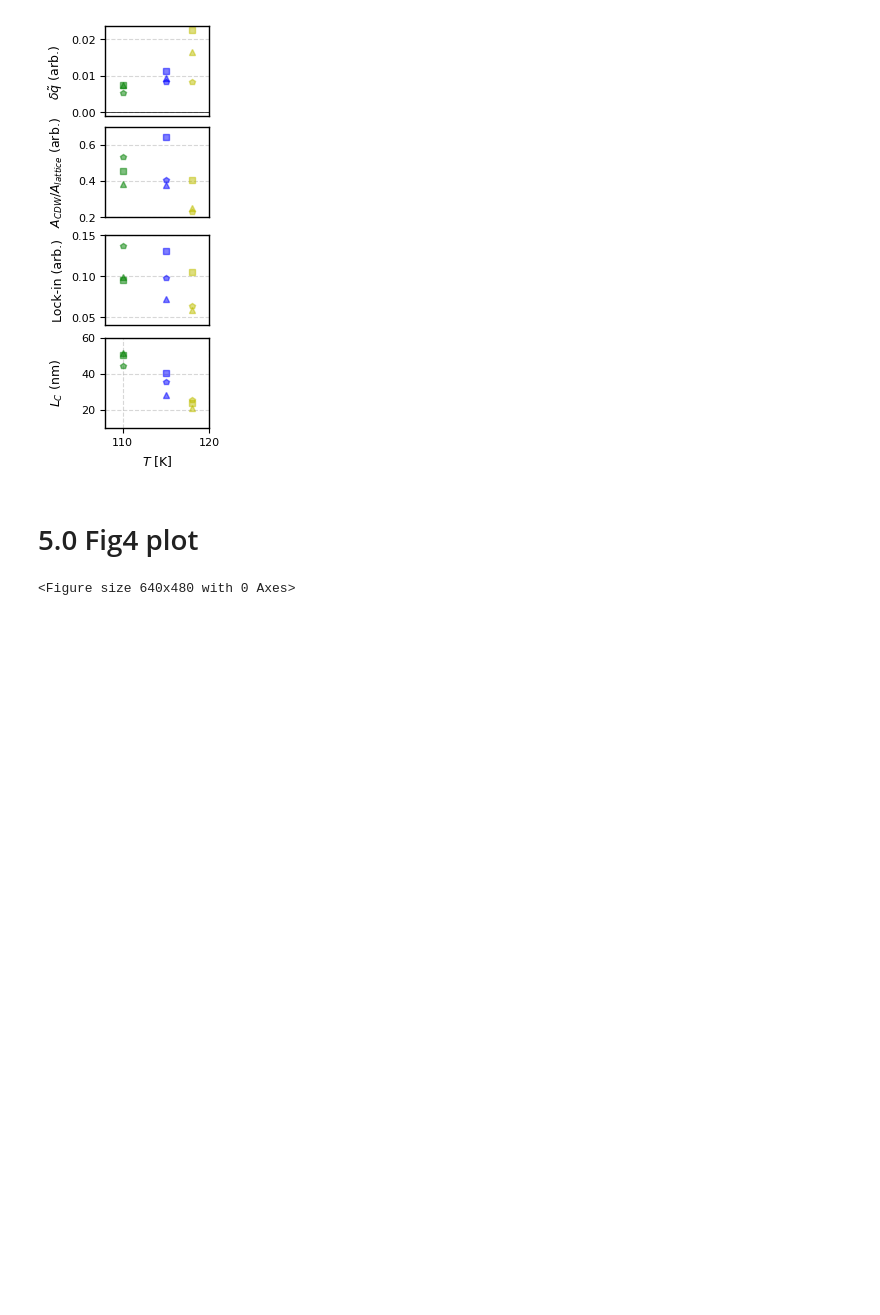
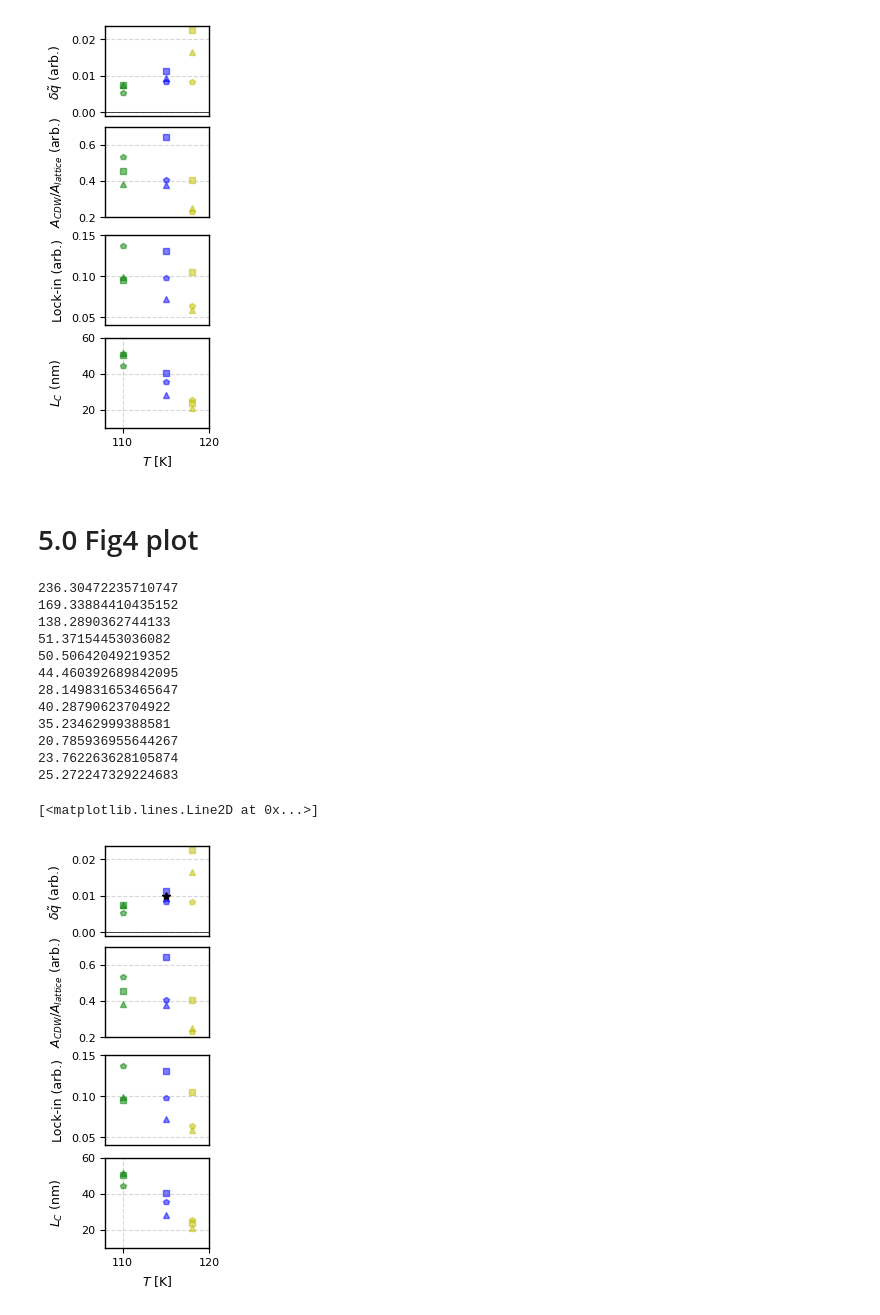
Before and after one commit to Potdooshami/2H_TaSe2_Tc_STM, a Jupyter notebook: C05_Fig_printout.ipynb, the cells around one changed output. Drawn from its saved outputs; the diff is of its cells as text; code cells hidden in the pictures; blank space fills up the shorter version.

Commit message:
FEAT(pub):  (dlt, A, R, l) temperature representative value

```diff
--- a/C05_Fig_printout.ipynb
+++ b/C05_Fig_printout.ipynb
@@ -454,6 +454,75 @@ plt.savefig('C05_Fig4_statitics.svg')
 # %% [markdown]
 # 5.0 Fig4 plot
 # %%
-fig = plt.figure()
+markersize=4
+c = ["r","g","b","y"]
+mk = ['^','s','p']
+msb,nsb = 4,1
+fig,axs = plt.subplots(msb,nsb,figsize=(1.8,4.5),constrained_layout=True)
+iinfo = 0
+nm_info = [r'$\delta \tilde{q}$ (arb.)','$A_{CDW}/A_{lattice}$ (arb.)' ,'Lock-in (arb.)','$L_C$ (nm)']
+for isb in range(msb):
+    for jsb in range(nsb):
+        plt.sca(axs[isb])
+        plt.ylabel(nm_info[iinfo], fontsize=9)
+        plt.yticks(fontsize=8)
+        if isb == 3:
+            plt.xticks(fontsize=8)
+        else:
+            plt.xticks([])
+        iinfo += 1
+for idx in range(msb):
+    for ik in range(3):
+        v = vss[idx,ik,:]
+        lock = lockss[idx][ik]
+        v_amp = np.sqrt(v[0]**2 + v[1]**2)
+        amp_shift = amp_shifts[idx][ik]
+        l_measure =df['nano'].iloc[idx]
+        N_tot = df['sz'].iloc[idx]
+        l_return = (2*np.pi*l_measure)/(v_amp*N_tot)
+        print(l_return)
+        # print(T[idx],1/v_amp)
+        axs[0].plot(T[idx], 1/3 - amp_shift[1], color=c[idx], marker=mk[ik], alpha=0.5, markersize=markersize)
+        axs[1].plot(T[idx],amp_shift[0],color=c[idx],marker=mk[ik],alpha=0.5,markersize=markersize)
+        axs[2].plot(T[idx],lock,color=c[idx],marker=mk[ik],alpha=0.5,markersize=markersize)
+        axs[3].plot(T[idx],l_return,color=c[idx],marker=mk[ik],alpha=0.5,markersize=markersize)
+
+
+axs[0].axhline(y=0,color='k',linewidth=0.5)
+axs[1].axhline(y=0,color='k',linewidth=0.5)
+axs[2].axhline(y=1,color='k',linewidth=0.5)
+axs[3].axhline(y=0,color='k',linewidth=0.5)
+# axs[1,0].axhline(y=1,color='k',linewidth=0.5)
+axs[3].axhline(y=0,color='k',linewidth=0.5)
+axs[3].set_xlabel(r'$T $ [K]', fontsize=9)
+# axs[1].set_xlabel(r'$T $ [K]')
+fig.align_ylabels(axs)
+
+for ax in axs:
+    ax.set_xlim(108, 120)
+    ax.grid(True, linestyle='--', alpha=0.5)
+
+axs[1].set_ylim(0.2,.7)
+axs[2].set_ylim(0.04,0.15)
+axs[3].set_ylim(10,60)
+for ax in axs:
+    for spine in ax.spines.values():
+        spine.set_linewidth(1)
+# plt.savefig('C05_Fig4_statitics.svg')
+plt.sca(axs[0])
+plt.plot(115,0.01,'k*')
 # %% [output]
-<Figure size 640x480 with 0 Axes>
+236.30472235710747
+169.33884410435152
+138.2890362744133
+51.37154453036082
+50.50642049219352
+44.460392689842095
+28.149831653465647
+40.28790623704922
+35.23462999388581
+20.785936955644267
+23.762263628105874
+25.272247329224683
+[<matplotlib.lines.Line2D at 0x...>]
+[figure, added]
```
Also changed, not shown: parts of 2 cells of this notebook.
